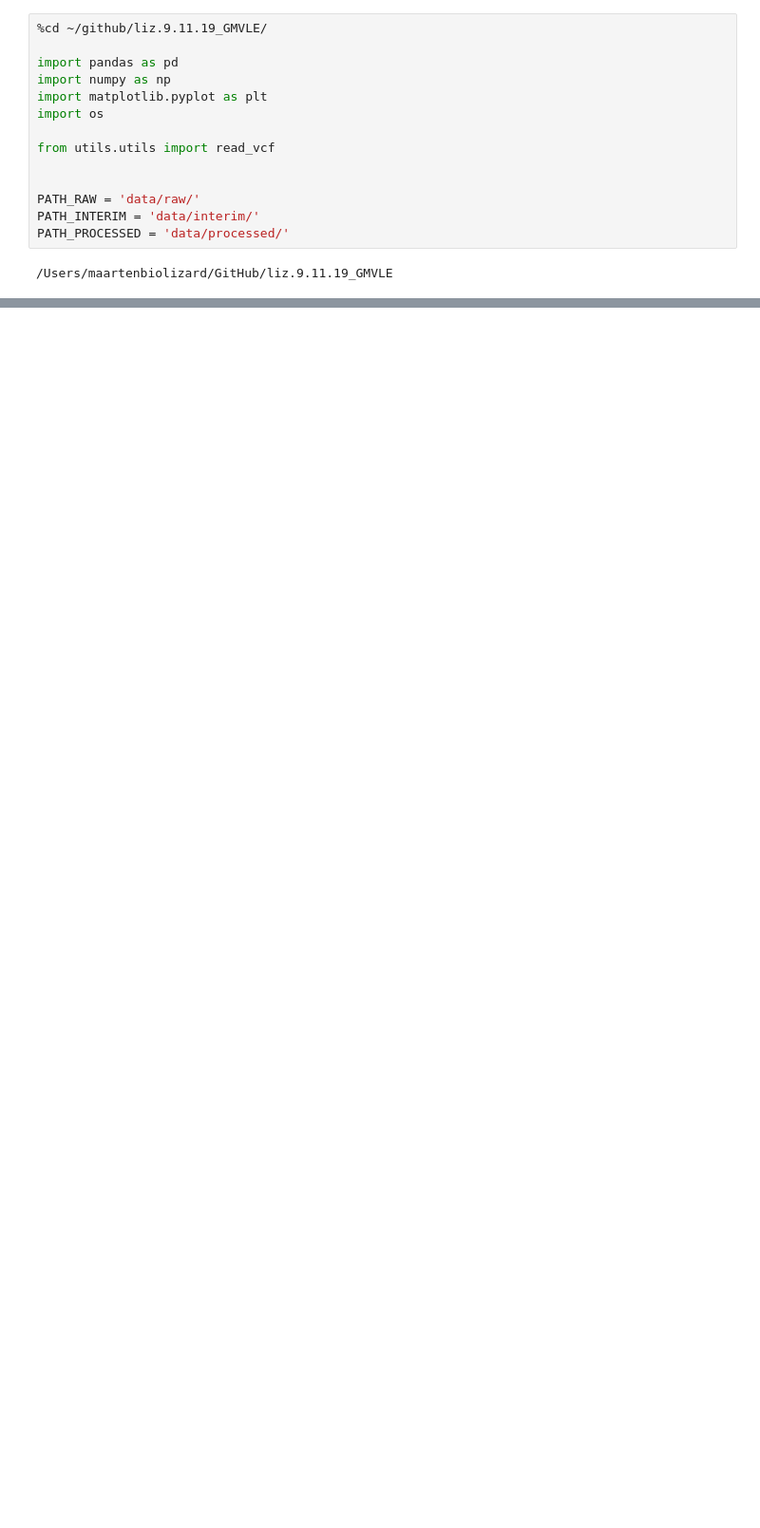
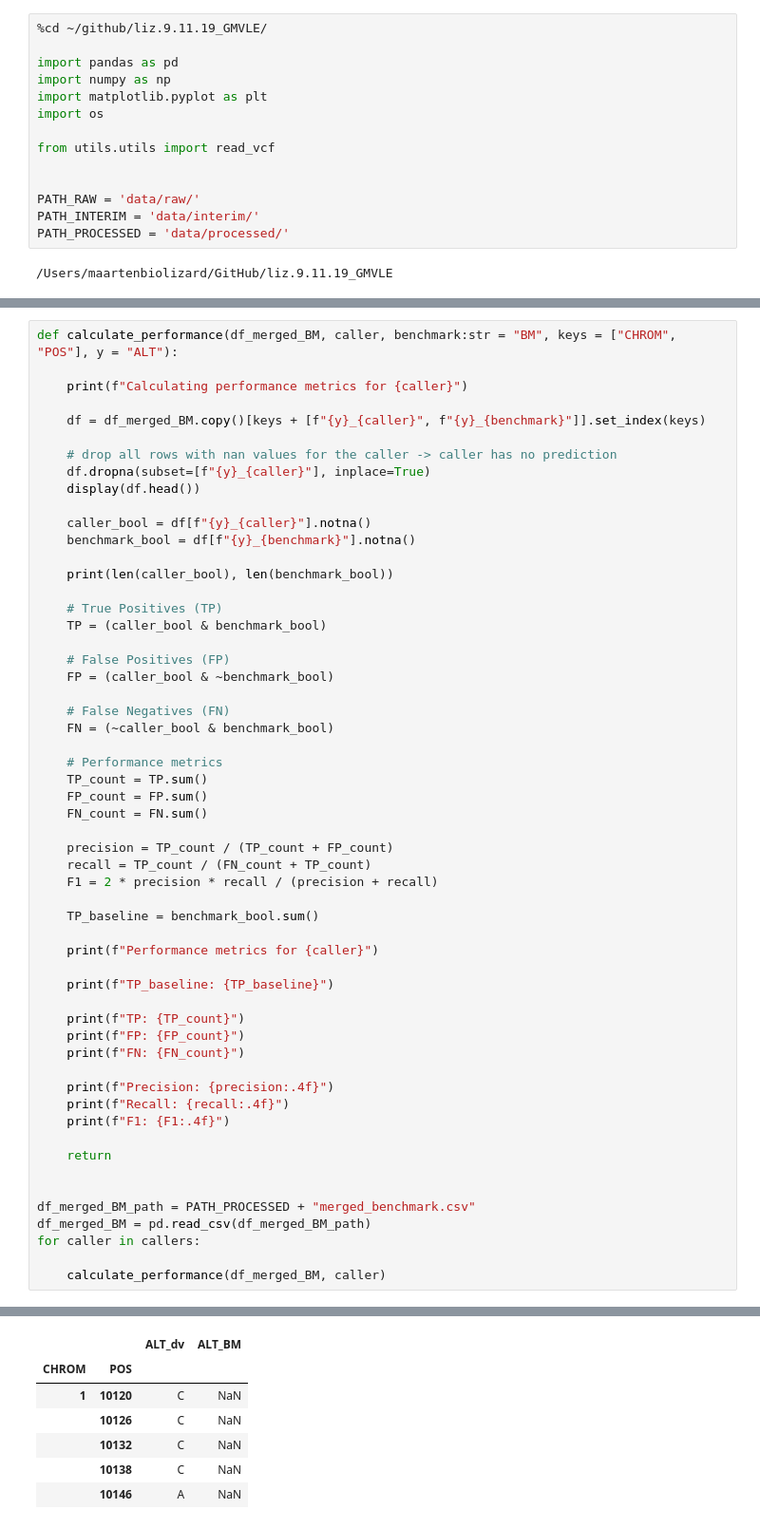
Before and after one commit to lizard-bio/liz.9.11.19_GMVLE, a Jupyter notebook: notebooks/data_exploration/vcf_files.ipynb, the cells around one changed output, grey strips where cells are left out. Shown at 95% size. Saved outputs shown, nothing was run; the diff lists cells and outputs as text; blank space fills up the shorter version.

Commit message:
vc performance

```diff
--- a/notebooks/data_exploration/vcf_files.ipynb
+++ b/notebooks/data_exploration/vcf_files.ipynb
@@ -146,0 +290,57 @@ FORMAT column is not unique
+# %%
+def calculate_performance(df_merged_BM, caller, benchmark:str = "BM", keys = ["CHROM", "POS"], y = "ALT"):
+
+    print(f"Calculating performance metrics for {caller}")
+
+    df = df_merged_BM.copy()[keys + [f"{y}_{caller}", f"{y}_{benchmark}"]].set_index(keys)
+
+    # drop all rows with nan values for the caller -> caller has no prediction
+    df.dropna(subset=[f"{y}_{caller}"], inplace=True)
+    display(df.head())
+
+    caller_bool = df[f"{y}_{caller}"].notna()
+    benchmark_bool = df[f"{y}_{benchmark}"].notna()
+
+    print(len(caller_bool), len(benchmark_bool))
+
+    # True Positives (TP)
+    TP = (caller_bool & benchmark_bool)
+
+    # False Positives (FP)
+    FP = (caller_bool & ~benchmark_bool)
+
+    # False Negatives (FN)
+    FN = (~caller_bool & benchmark_bool)
+
+    # Performance metrics
+    TP_count = TP.sum()
+    FP_count = FP.sum()
+    FN_count = FN.sum()
+
+    precision = TP_count / (TP_count + FP_count)
+    recall = TP_count / (FN_count + TP_count)
+    F1 = 2 * precision * recall / (precision + recall)
+
+    TP_baseline = benchmark_bool.sum()
+
+    print(f"Performance metrics for {caller}")
+
+    print(f"TP_baseline: {TP_baseline}")
+
+    print(f"TP: {TP_count}")
+    print(f"FP: {FP_count}")
+    print(f"FN: {FN_count}")
+
+    print(f"Precision: {precision:.4f}")
+    print(f"Recall: {recall:.4f}")
+    print(f"F1: {F1:.4f}")
+
+    return
+
+
+df_merged_BM_path = PATH_PROCESSED + "merged_benchmark.csv"
+df_merged_BM = pd.read_csv(df_merged_BM_path)
+for caller in callers:
+
+    calculate_performance(df_merged_BM, caller)
+# %% [output]
@@ -146,0 +348,7 @@ FORMAT column is not unique
+|  |  | ALT_dv | ALT_BM |
+| CHROM | POS |  |  |
+| 1 | 10120 | C | NaN |
+|  | 10126 | C | NaN |
+|  | 10132 | C | NaN |
+|  | 10138 | C | NaN |
+|  | 10146 | A | NaN |
```
Also changed, not shown: parts of 15 cells of this notebook.
